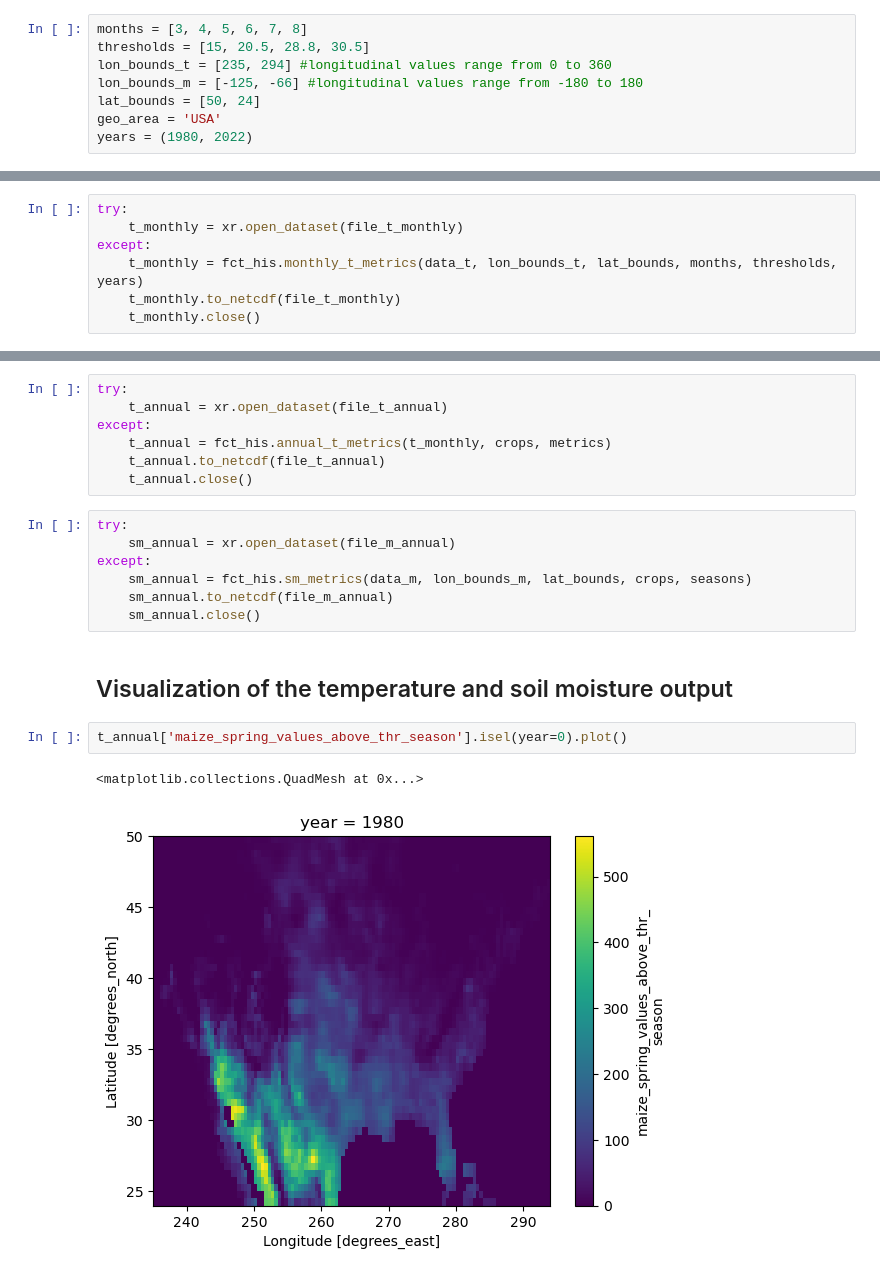
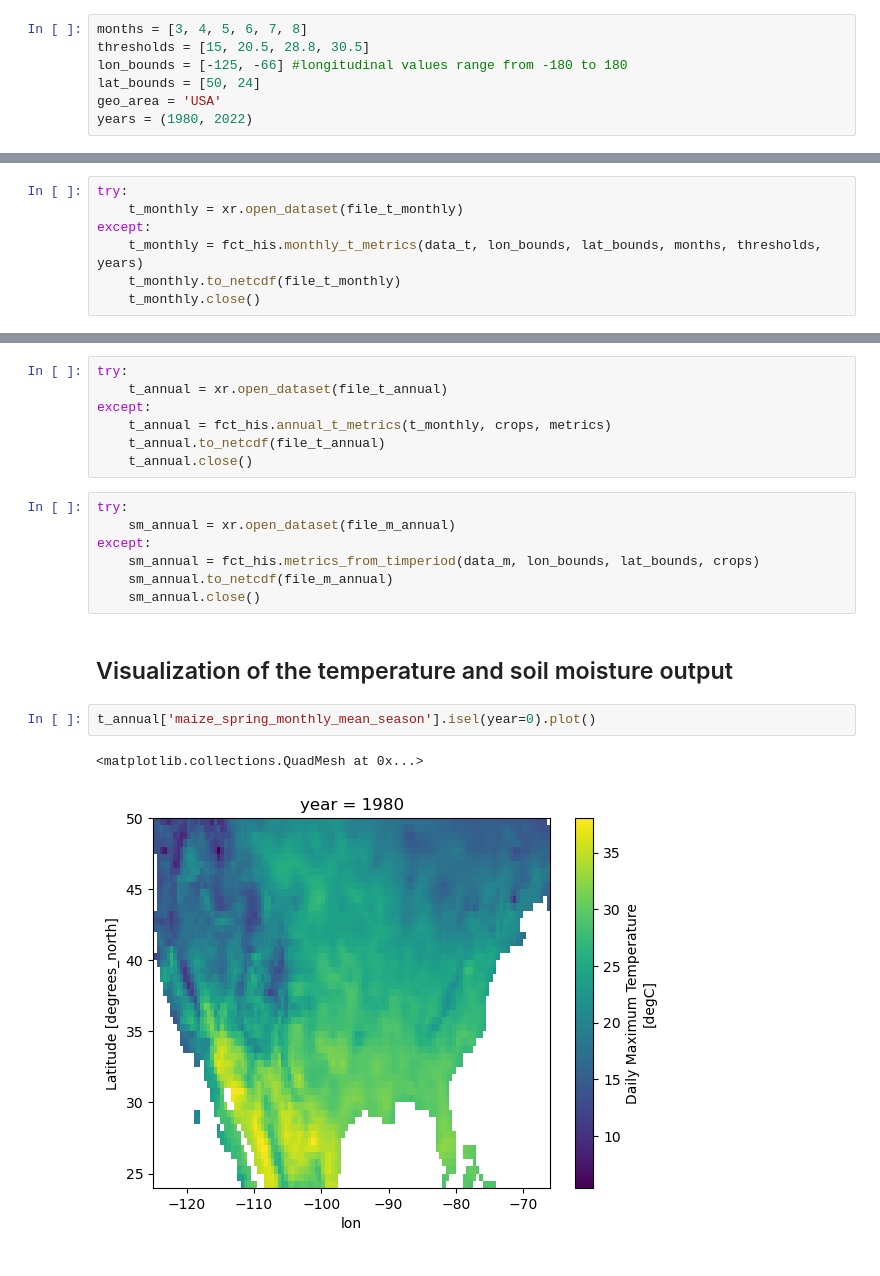
Before and after one commit to Raed-Hamed/sequential_heat_crop_impacts, a Jupyter notebook: climate_preprocessing/1_Historic_USA.ipynb, the cells around one changed output, grey strips where cells are left out. Saved outputs shown, nothing was run; the diff lists cells and outputs as text.

```diff
--- a/climate_preprocessing/1_Historic_USA.ipynb
+++ b/climate_preprocessing/1_Historic_USA.ipynb
@@ -26,8 +26,7 @@ Define the months of interest and the latitude and longitude bounds for the stud
 # %%
 months = [3, 4, 5, 6, 7, 8]
 thresholds = [15, 20.5, 28.8, 30.5]
-lon_bounds_t = [235, 294] #longitudinal values range from 0 to 360
-lon_bounds_m = [-125, -66] #longitudinal values range from -180 to 180
+lon_bounds = [-125, -66] #longitudinal values range from -180 to 180
 lat_bounds = [50, 24]
 geo_area = 'USA'
 years = (1980, 2022)
@@ -45,7 +44,7 @@ Create dataset containing monthly values for the entire time period and all pre-
 try:
     t_monthly = xr.open_dataset(file_t_monthly)
 except:
-    t_monthly = fct_his.monthly_t_metrics(data_t, lon_bounds_t, lat_bounds, months, thresholds, years)
+    t_monthly = fct_his.monthly_t_metrics(data_t, lon_bounds, lat_bounds, months, thresholds, years)
     t_monthly.to_netcdf(file_t_monthly)
     t_monthly.close()
 # %% [output]
@@ -80,14 +99,14 @@ except:
 try:
     sm_annual = xr.open_dataset(file_m_annual)
 except:
-    sm_annual = fct_his.sm_metrics(data_m, lon_bounds_m, lat_bounds, crops, seasons)
+    sm_annual = fct_his.metrics_from_timperiod(data_m, lon_bounds, lat_bounds, crops)
     sm_annual.to_netcdf(file_m_annual)
     sm_annual.close()
 # %% [markdown]
 ## Visualization of the temperature and soil moisture output
 # %%
-t_annual['maize_spring_values_above_thr_season'].isel(year=0).plot()
+t_annual['maize_spring_monthly_mean_season'].isel(year=0).plot()
 # %% [output]
 <matplotlib.collections.QuadMesh at 0x...>
-[figure, old version]
+[figure, new version]
 # %%
```
Also changed, not shown: parts of 2 cells of this notebook, 2 other files.
